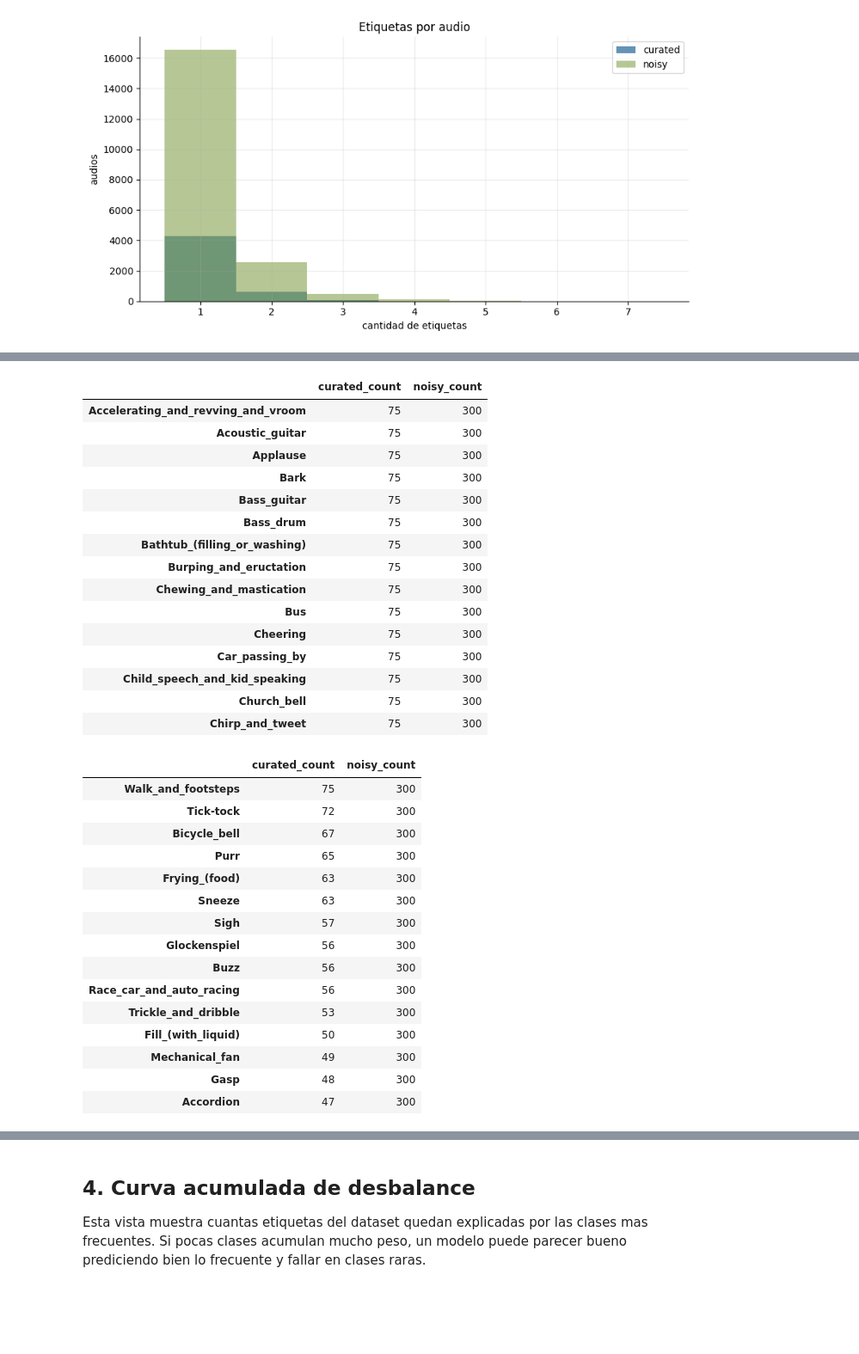
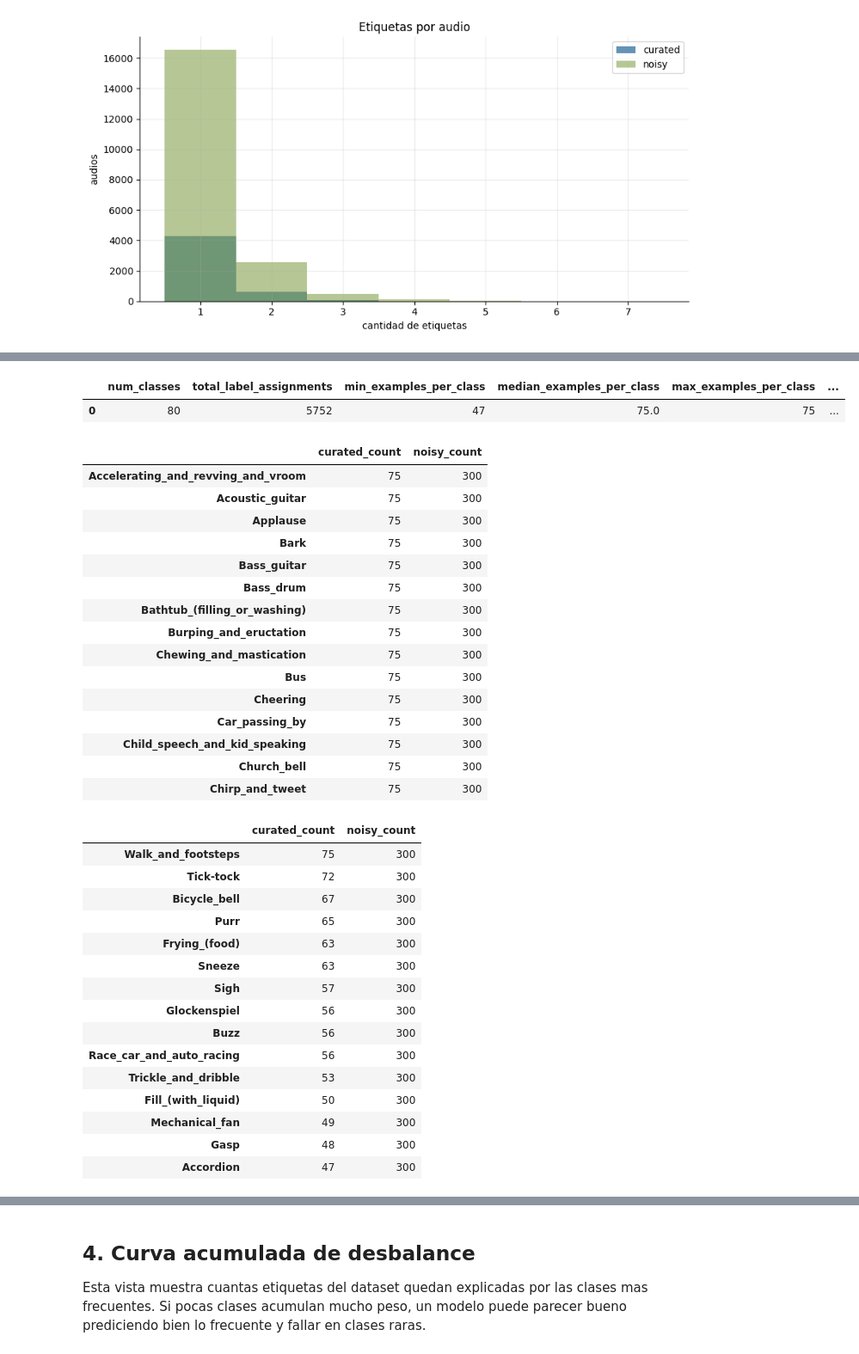
Before and after one commit to srodriguez-lefebre/2_TallerAA, a Jupyter notebook: 01_analisis_datos/01_analisis_datos.ipynb, the cells around one changed output, grey strips where cells are left out. Shown at 86% size. Saved outputs shown, nothing was run; the diff lists cells and outputs as text; code cells hidden in the pictures; blank space fills up the shorter version.

```diff
--- a/01_analisis_datos/01_analisis_datos.ipynb
+++ b/01_analisis_datos/01_analisis_datos.ipynb
@@ -132,65 +132,80 @@ El desbalance es fuerte: algunas clases aparecen mucho y otras muy poco. Esto ju
 # %%
 def count_labels(df):
     counts = Counter()
     for raw in df['labels']:
         counts.update(split_labels(raw))
     return pd.Series(counts).sort_values(ascending=False)
 
 curated_counts = count_labels(curated)
 noisy_counts = count_labels(noisy)
 label_count_table = pd.DataFrame({
     'curated_count': curated_counts,
     'noisy_count': noisy_counts,
 }).fillna(0).astype(int).sort_values('curated_count', ascending=False)
+
+
+class_balance_summary = pd.DataFrame([{
+    'num_classes': int(len(curated_counts)),
+    'total_label_assignments': int(curated_counts.sum()),
+    'min_examples_per_class': int(curated_counts.min()),
+    'median_examples_per_class': float(curated_counts.median()),
+    'max_examples_per_class': int(curated_counts.max()),
+    'max_min_ratio': round(float(curated_counts.max() / curated_counts.min()), 3),
+    'classes_with_less_than_50_examples': int((curated_counts < 50).sum()),
+}])
+display(class_balance_summary)
+class_balance_summary.to_csv(RESULTS_DIR / 'class_balance_summary.csv', index=False)
 
 display(label_count_table.head(15))
 display(label_count_table.tail(15))
 label_count_table.to_csv(RESULTS_DIR / 'label_count_table.csv')
 
 fig, axes = plt.subplots(1, 2, figsize=(13, 5))
 label_count_table.head(20)['curated_count'].sort_values().plot(kind='barh', ax=axes[0], color='#2f6f9f')
 axes[0].set_title('Top 20 clases en curated')
 axes[0].set_xlabel('audios')
 
 label_count_table.tail(20)['curated_count'].sort_values().plot(kind='barh', ax=axes[1], color='#9f5f2f')
 axes[1].set_title('20 clases menos frecuentes en curated')
 axes[1].set_xlabel('audios')
 fig.tight_layout()
 fig.savefig(FIG_DIR / '03_label_frequency_top_rare.png', dpi=140, bbox_inches='tight')
 plt.show()
 # %% [output]
-|  | curated_count | noisy_count |
-| Accelerating_and_revving_and_vroom | 75 | 300 |
-| Acoustic_guitar | 75 | 300 |
-| Applause | 75 | 300 |
-| Bark | 75 | 300 |
-| Bass_guitar | 75 | 300 |
-| Bass_drum | 75 | 300 |
-| Bathtub_(filling_or_washing) | 75 | 300 |
-| Burping_and_eructation | 75 | 300 |
-| Chewing_and_mastication | 75 | 300 |
-| Bus | 75 | 300 |
-| Cheering | 75 | 300 |
-| Car_passing_by | 75 | 300 |
-| Child_speech_and_kid_speaking | 75 | 300 |
-| Church_bell | 75 | 300 |
-| Chirp_and_tweet | 75 | 300 |
+|  | num_classes | total_label_assignments | min_examples_per_class | median_examples_per_class | max_examples_per_class | ... |
+| 0 | 80 | 5752 | 47 | 75.0 | 75 | ... |
 |  | curated_count | noisy_count |
-| Walk_and_footsteps | 75 | 300 |
-| Tick-tock | 72 | 300 |
-| Bicycle_bell | 67 | 300 |
-| Purr | 65 | 300 |
-| Frying_(food) | 63 | 300 |
-| Sneeze | 63 | 300 |
-| Sigh | 57 | 300 |
-| Glockenspiel | 56 | 300 |
-| Buzz | 56 | 300 |
-| Race_car_and_auto_racing | 56 | 300 |
-| Trickle_and_dribble | 53 | 300 |
-| Fill_(with_liquid) | 50 | 300 |
-| Mechanical_fan | 49 | 300 |
-| Gasp | 48 | 300 |
-| Accordion | 47 | 300 |
+| Accelerating_and_revving_and_vroom | 75 | 300 |
+| Acoustic_guitar | 75 | 300 |
+| Applause | 75 | 300 |
+| Bark | 75 | 300 |
+| Bass_guitar | 75 | 300 |
+| Bass_drum | 75 | 300 |
+| Bathtub_(filling_or_washing) | 75 | 300 |
+| Burping_and_eructation | 75 | 300 |
+| Chewing_and_mastication | 75 | 300 |
+| Bus | 75 | 300 |
+| Cheering | 75 | 300 |
+| Car_passing_by | 75 | 300 |
+| Child_speech_and_kid_speaking | 75 | 300 |
+| Church_bell | 75 | 300 |
+| Chirp_and_tweet | 75 | 300 |
+|  | curated_count | noisy_count |
+| Walk_and_footsteps | 75 | 300 |
+| Tick-tock | 72 | 300 |
+| Bicycle_bell | 67 | 300 |
+| Purr | 65 | 300 |
+| Frying_(food) | 63 | 300 |
+| Sneeze | 63 | 300 |
+| Sigh | 57 | 300 |
+| Glockenspiel | 56 | 300 |
+| Buzz | 56 | 300 |
+| Race_car_and_auto_racing | 56 | 300 |
+| Trickle_and_dribble | 53 | 300 |
+| Fill_(with_liquid) | 50 | 300 |
+| Mechanical_fan | 49 | 300 |
+| Gasp | 48 | 300 |
+| Accordion | 47 | 300 |
 [figure]
 # %% [markdown]
 ## 4. Curva acumulada de desbalance
```
Also changed, not shown: parts of 1 cell of this notebook.
